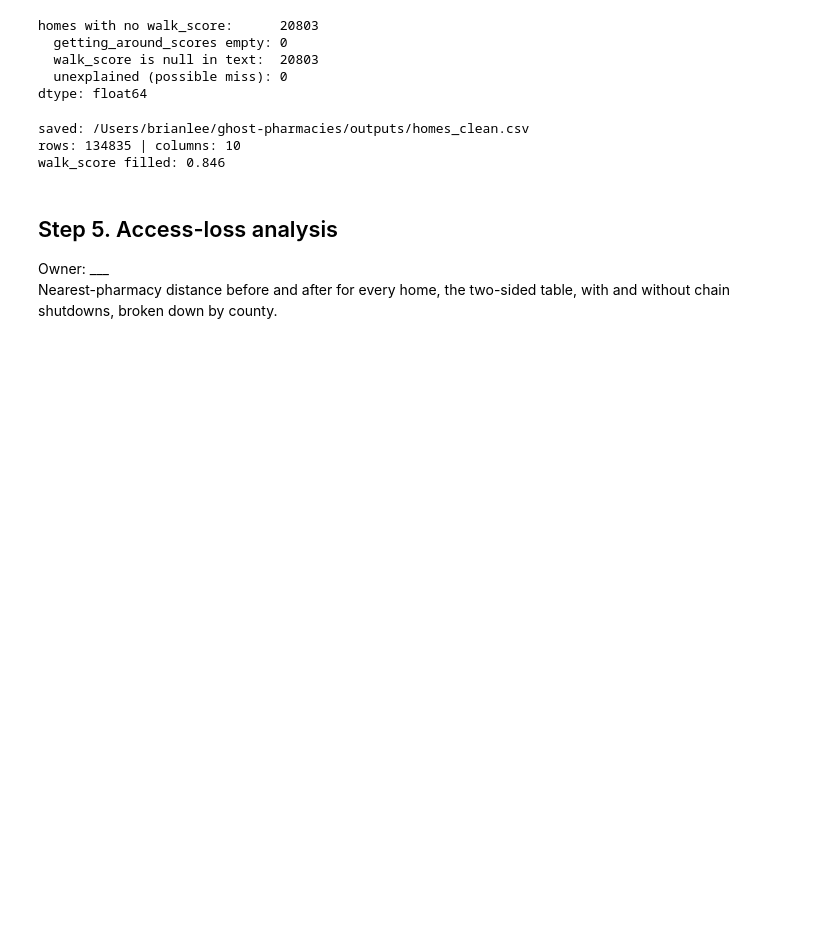
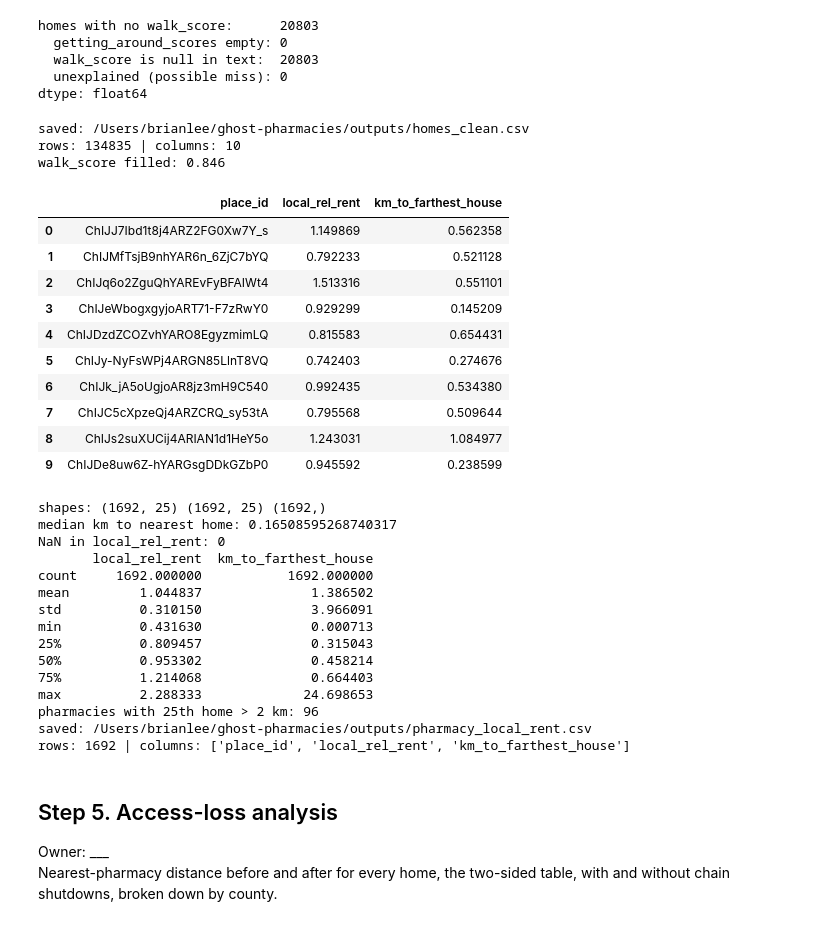
Before and after one commit to EthanRCF/ghost-pharmacies, a Jupyter notebook: notebooks/ghost_pharmacies_brian.ipynb, the cells around one changed output. Saved outputs shown, nothing was run; the diff lists cells and outputs as text; code cells hidden in the pictures; blank space fills up the shorter version.

Commit message:
4.10: pharmacy local rent for getting the median rel rent of 25 abodes near each pharm

```diff
--- a/notebooks/ghost_pharmacies_brian.ipynb
+++ b/notebooks/ghost_pharmacies_brian.ipynb
@@ -359,6 +359,79 @@ print("walk_score filled:", round(reloaded["walk_score"].notna().mean(), 3))
 saved: /Users/brianlee/ghost-pharmacies/outputs/homes_clean.csv
 rows: 134835 | columns: 10
 walk_score filled: 0.846
+# %%
+# 4.10: find the closest 25 homes to each pharmacy and get the median to get local_rel_rent for each pharma
+from sklearn.neighbors import BallTree
+
+# convert data to radians to make balltree, due to haversine
+homes_coords = np.radians(homes_out[["latitude", "longitude"]].to_numpy())
+tree = BallTree(homes_coords, metric="haversine")
+# load pharm data, use id, lat and lon
+pharm = pd.read_csv(OUT_DIR / "pharmacies_clean.csv")
+pharm_coords = np.radians(pharm[["lat", "lon"]].to_numpy())
+distance, indices = tree.query(pharm_coords, k=25) # the query asks which 25 homes are nearest for the pharm_coords, returns distance and indices as arrays
+# use indices to tell which homes to look at to get the rel_rent -> median rr
+relRent = homes_out["rel_rent"].to_numpy() # make into array
+neighbor_relRent = relRent[indices] # each index in this array = list of 25 relative rents
+local_rel_rent = np.median(neighbor_relRent, axis=1)
+# create the table containing place_id, local_rel_rent, distances
+table = pd.DataFrame({"place_id": pharm["place_id"], "local_rel_rent": local_rel_rent, "km_to_farthest_house": distance[:, 24] * 6371}) # row order was preserved
+display(table.head(10))
+
+# Sanity Checks
+print("shapes:", distance.shape, indices.shape, local_rel_rent.shape)
+print("median km to nearest home:", np.median(distance[:, 0] * 6371))
+print("NaN in local_rel_rent:", np.isnan(local_rel_rent).sum())
+print(table.describe())
+print("pharmacies with 25th home > 2 km:", (table["km_to_farthest_house"] > 2).sum())
+
+
+
+
+# save pharm_local_rent
+PHARM_RENT_CSV = OUT_DIR / "pharmacy_local_rent.csv"
+
+# Checks before saving
+assert len(table) == len(pharm) == 1692, f"expected 1692 pharmacies, got {len(table)}"
+assert table["place_id"].is_unique, "duplicate place_id"
+assert (table["place_id"] == pharm["place_id"]).all(), "row order differs from pharmacies_clean"
+assert table["local_rel_rent"].isna().sum() == 0, "missing local_rel_rent"
+
+# Save (new file; pharmacies_clean.csv is not touched), then reload to confirm
+table.to_csv(PHARM_RENT_CSV, index=False)
+reloaded_pr = pd.read_csv(PHARM_RENT_CSV)
+assert len(reloaded_pr) == len(table), "row count changed on reload"
+assert list(reloaded_pr.columns) == list(table.columns), "columns changed on reload"
+
+print("saved:", PHARM_RENT_CSV)
+print("rows:", len(reloaded_pr), "| columns:", list(reloaded_pr.columns))
+# %% [output]
+|  | place_id | local_rel_rent | km_to_farthest_house |
+| 0 | ChIJJ7Ibd1t8j4ARZ2FG0Xw7Y_s | 1.149869 | 0.562358 |
+| 1 | ChIJMfTsjB9nhYAR6n_6ZjC7bYQ | 0.792233 | 0.521128 |
+| 2 | ChIJq6o2ZguQhYAREvFyBFAIWt4 | 1.513316 | 0.551101 |
+| 3 | ChIJeWbogxgyjoART71-F7zRwY0 | 0.929299 | 0.145209 |
+| 4 | ChIJDzdZCOZvhYARO8EgyzmimLQ | 0.815583 | 0.654431 |
+| 5 | ChIJy-NyFsWPj4ARGN85LlnT8VQ | 0.742403 | 0.274676 |
+| 6 | ChIJk_jA5oUgjoAR8jz3mH9C540 | 0.992435 | 0.534380 |
+| 7 | ChIJC5cXpzeQj4ARZCRQ_sy53tA | 0.795568 | 0.509644 |
+| 8 | ChIJs2suXUCij4ARIAN1d1HeY5o | 1.243031 | 1.084977 |
+| 9 | ChIJDe8uw6Z-hYARGsgDDkGZbP0 | 0.945592 | 0.238599 |
+shapes: (1692, 25) (1692, 25) (1692,)
+median km to nearest home: 0.16508595268740317
+NaN in local_rel_rent: 0
+       local_rel_rent  km_to_farthest_house
+count     1692.000000           1692.000000
+mean         1.044837              1.386502
+std          0.310150              3.966091
+min          0.431630              0.000713
+25%          0.809457              0.315043
+50%          0.953302              0.458214
+75%          1.214068              0.664403
+max          2.288333             24.698653
+pharmacies with 25th home > 2 km: 96
+saved: /Users/brianlee/ghost-pharmacies/outputs/pharmacy_local_rent.csv
+rows: 1692 | columns: ['place_id', 'local_rel_rent', 'km_to_farthest_house']
 # %% [markdown]
 ## Step 5. Access-loss analysis
 Owner: ___
```
Also changed, not shown: 1 other file.
